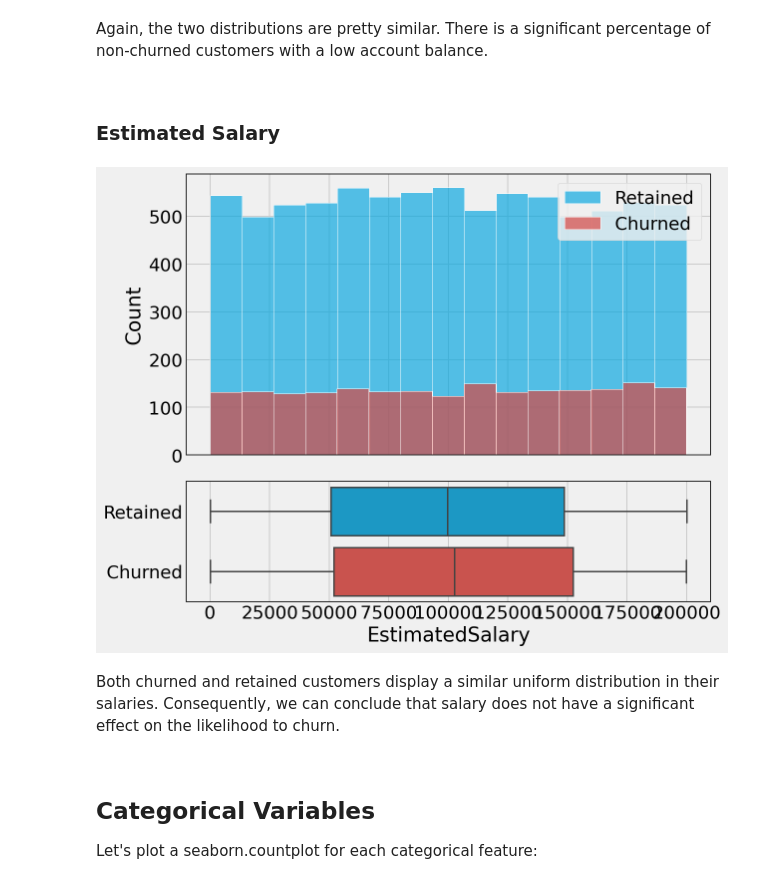
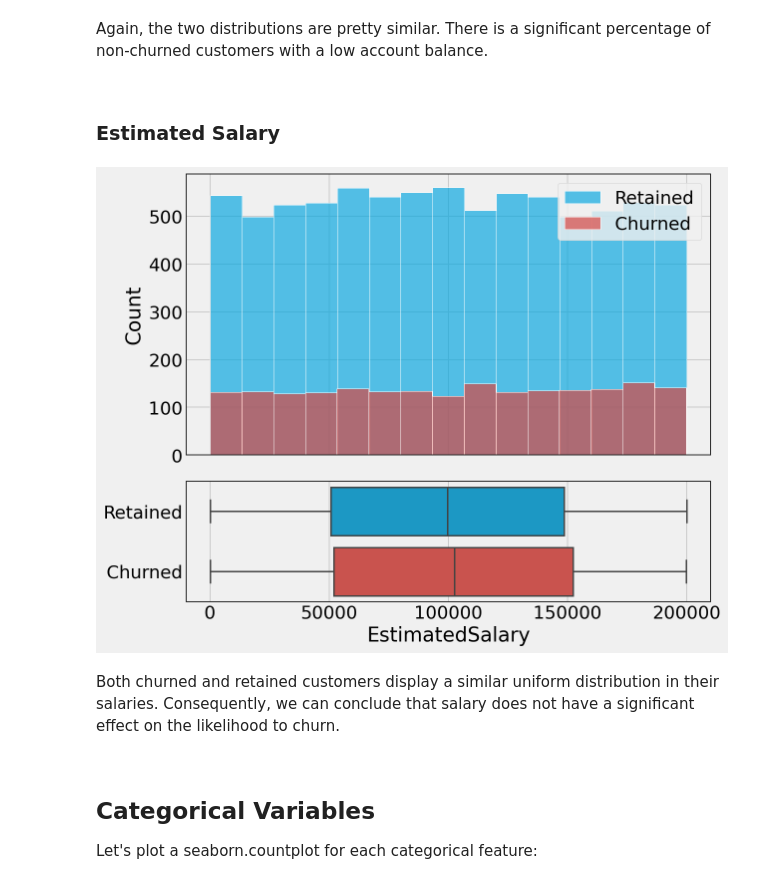
Before and after one commit to KOrfanakis/Predicting_Customer_Churn_Classification, a Jupyter notebook: Analysis_Notebook.ipynb, the cells around one changed output. Drawn from its saved outputs; the diff is of its cells as text; code cells hidden in the pictures.

```diff
--- a/Analysis_Notebook.ipynb
+++ b/Analysis_Notebook.ipynb
@@ -409,10 +411,13 @@ Again, the two distributions are pretty similar. There is a significant percenta
 <br>
 
 ### Estimated Salary
-# %%
-plot_continuous(df, 'EstimatedSalary')
-# %% [output]
-[figure, removed]
+# %%
+plot_continuous(df, 'EstimatedSalary')
+
+ax = plt.gca()
+ax.xaxis.set_major_locator(plt.MaxNLocator(5))
+# %% [output]
+[figure, added]
 # %% [markdown]
 Both churned and retained customers display a similar uniform distribution in their salaries. Consequently, we can conclude that salary does not have a significant effect on the likelihood to churn.
 
```
Also changed, not shown: parts of 26 cells of this notebook.
